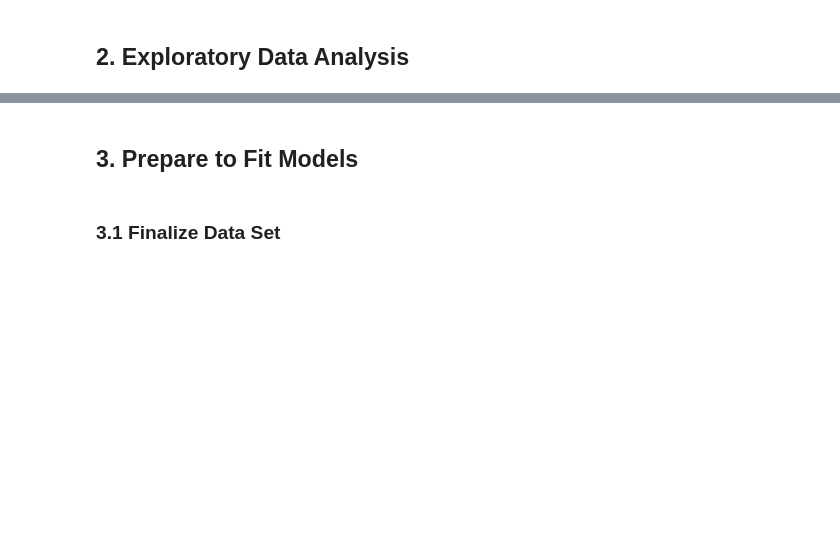
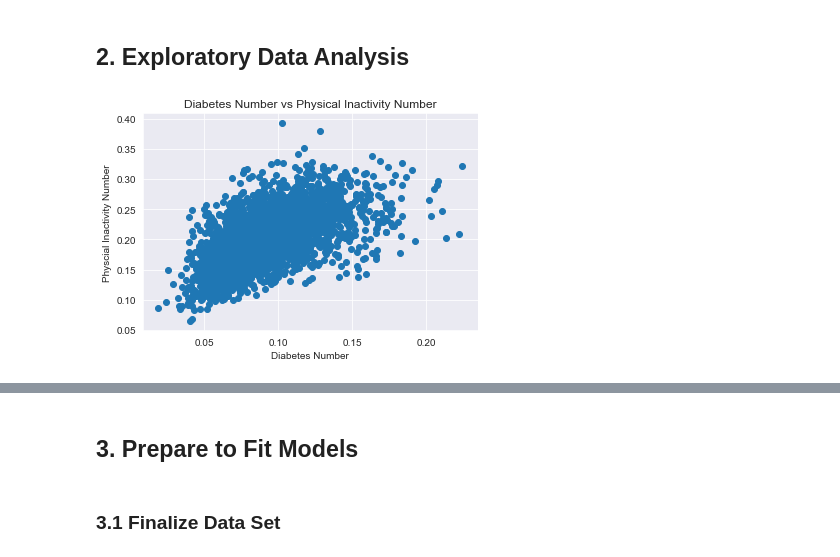
Before and after one commit to aramburoc/CSS_Project2_Group1, a Jupyter notebook: Project 2 Students.ipynb, the cells around one changed output, grey strips where cells are left out. Drawn from its saved outputs; the diff is of its cells as text; code cells hidden in the pictures; blank space fills up the shorter version.

```diff
--- a/Project 2 Students.ipynb
+++ b/Project 2 Students.ipynb
@@ -62,17 +113,21 @@ Convert 'Diabetes_Number', 'Obesity_Number', and 'Physical_Inactivity_Number' to
 diabetes = diabetes[diabetes['Diabetes_Number']!="Suppressed"]  # note that the inside reference to the diabetes df identifies the column, and the outer calls specific rows according to a condition
 
 # use the astype method on Diabetes_Number to convert it to an integer...if you are not sure, what does the astype() documentation tell you are possible arguments?
-diabetes['Diabetes_Number'] = diabetes['Diabetes_Number'].astype(______)
+diabetes['Diabetes_Number'] = diabetes['Diabetes_Number'].astype(int)
 
 # Obesity
-
+diabetes = diabetes[diabetes['Obesity_Number']!="No Data"]
+diabetes['Obesity_Number'] = diabetes['Obesity_Number'].astype(int)
 
 
 # Physical Inactivity
-
+diabetes = diabetes[diabetes['Physical_Inactivity_Number']!="No Data"]
+diabetes['Physical_Inactivity_Number'] = diabetes['Physical_Inactivity_Number'].astype(int)
 
 
 # 65+ sex ratio had one "-" in it so let's drop that row first
 diabetes = diabetes[diabetes['sex and age_total population_65 years and over_sex ratio (males per 100 females)']!= "-"]
 # change to numeric (specifically, integer or float?) from string (because originally included the "-" )
-diabetes['sex and age_total population_65 years and over_sex ratio (males per 100 females)'] = diabetes['sex and age_total population_65 years and over_sex ratio (males per 100 females)'].astype(______)
+diabetes['sex and age_total population_65 years and over_sex ratio (males per 100 females)'] = diabetes['sex and age_total population_65 years and over_sex ratio (males per 100 females)'].astype(float)
+
+diabetes.head(5) #looking at data
@@ -80,14 +143,15 @@ diabetes['sex and age_total population_65 years and over_sex ratio (males per 10
 We should probably scale our count variables to be proportional to county population. We create the list 'rc_cols' to select all the features we want to rescale, and then use the `.div()` method to avoid typing out every single column we want to recode.
 # %%
 # select count variables to rc to percentages; make sure we leave out ratios and our population variable b/c these don't make sense to scale by population
-rc_cols = [col for col in ______.columns if col not in ['County', 'State', 'CountyFIPS',
+rc_cols = [col for col in diabetes.columns if col not in ['County', 'State', 'CountyFIPS',
                                                         'sex and age_total population_65 years and over_sex ratio (males per 100 females)', 'sex and age_total population_sex ratio (males per 100 females)', 'sex and age_total population_18 years and over_sex ratio (males per 100 females)',
                                                         'race_total population']]
+#print(rc_cols) - look at cols leftover
 
-diabetes[______] = diabetes[______].apply(pd.to_numeric, errors='coerce') # recode all selected columns to numeric
+diabetes[rc_cols] = diabetes[rc_cols].apply(pd.to_numeric, errors='coerce') # recode all selected columns to numeric
 
 # divide all columns but those listed above by total population to calculate rates
-diabetes[______] = diabetes[______].div(______['race_total population'], axis=0)
+diabetes[rc_cols] = diabetes[rc_cols].div(diabetes['race_total population'], axis=0)
 # %% [markdown]
 Let's check our work. Are all rates bounded by 0 and 1 as expected?
 # %%
@@ -126,6 +209,6 @@ def getDuplicateColumns(df):
                 duplicateColumnNames.add(df.columns.values[y])
     return list(duplicateColumnNames)
 
-duplicateColumnNames = list(getDuplicateColumns(______))
+duplicateColumnNames = list(getDuplicateColumns(diabetes))
 print('Duplicate Columns are as follows: ')
 duplicateColumnNames
@@ -132,7 +223,14 @@ duplicateColumnNames
 # %%
 # now drop list of duplicate features from our df using the .drop() method
-diabetes = diabetes.drop(columns=______)
+diabetes = diabetes.drop(columns= duplicateColumnNames)
 # %% [markdown]
 ## 2. Exploratory Data Analysis
 # %%
-# insert your EDAs and interpretations in this section
+#EDA Graph 1
+plt.scatter(diabetes['Diabetes_Number'], diabetes["Physical_Inactivity_Number"])
+plt.title("Diabetes Number vs Physical Inactivity Number")
+plt.xlabel("Diabetes Number")
+plt.ylabel("Physcial Inactivity Number")
+plt.show()
+# %% [output]
+[figure, added]
```
Also changed, not shown: parts of 20 cells of this notebook.
